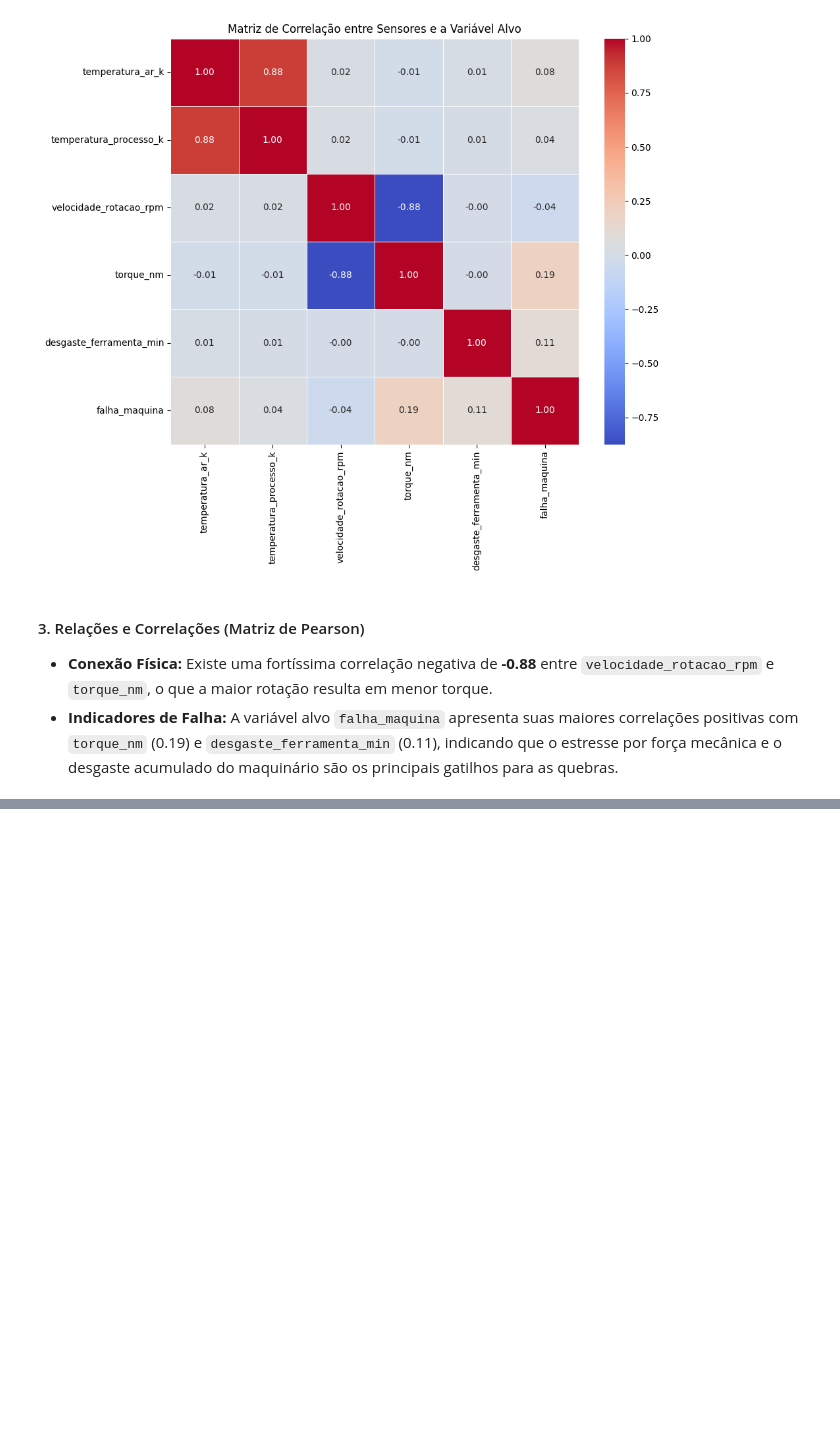
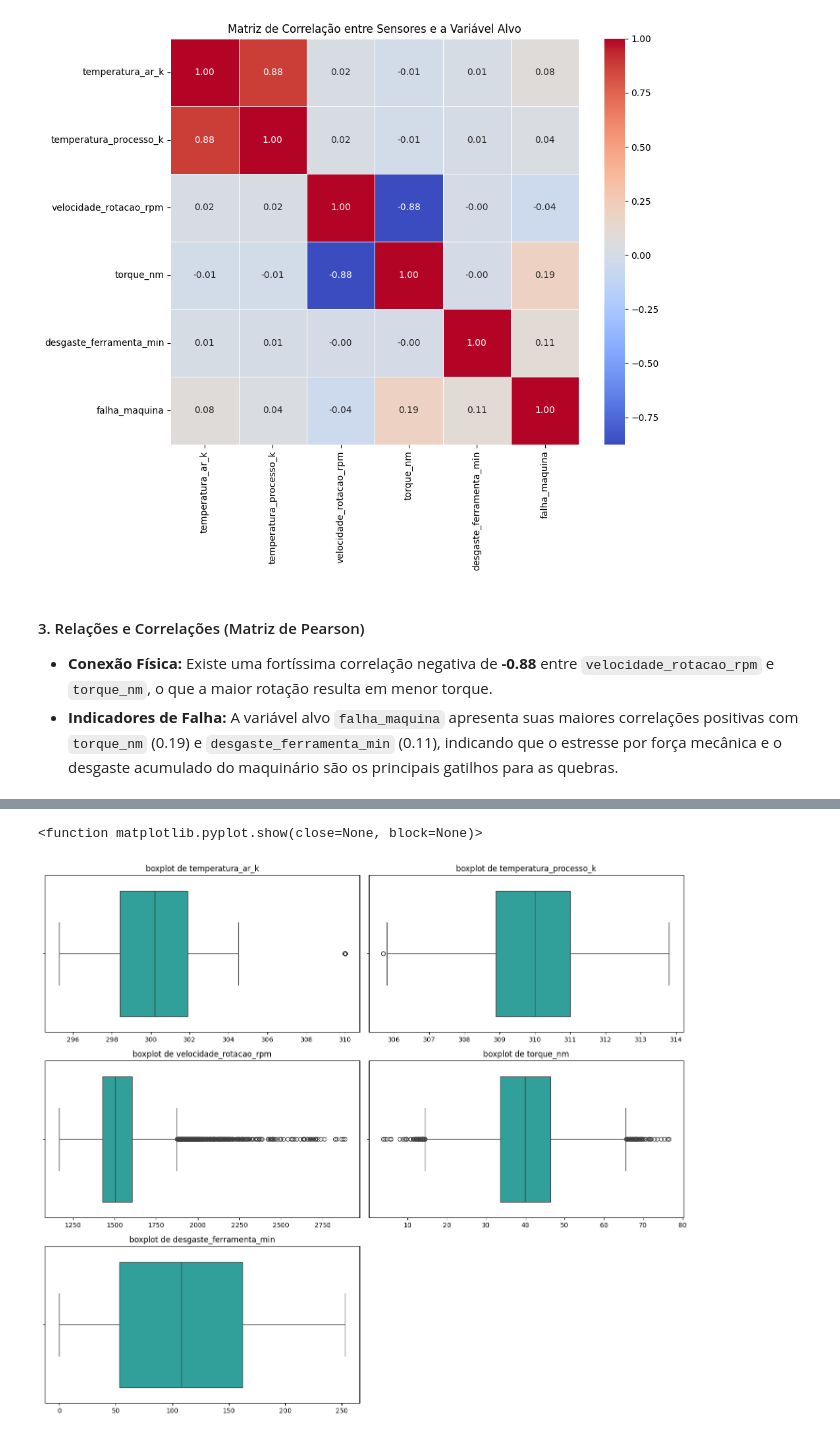
Before and after one commit to susejgo89/projetofinal_M1, a Jupyter notebook: pipeline_preditivo.ipynb, the cells around one changed output, grey strips where cells are left out. Cells and saved outputs as stored; diff of their text form; code cells hidden in the pictures; blank space fills up the shorter version.

Commit message:
feat: trata 500 valores nulos e analisa outliers com boxplots

```diff
--- a/pipeline_preditivo.ipynb
+++ b/pipeline_preditivo.ipynb
@@ -153,0 +156,3 @@ plt.show()
+# %%
+# Copia de segurança do DataFrame original
+df_prep = df.copy()
@@ -153,0 +197,17 @@ plt.show()
+# %%
+# imputação pela "media" para variaveis com curva simetrica
+df_prep['temperatura_ar_k'] = df_prep['temperatura_ar_k'].fillna(df_prep['temperatura_processo_k'].mean())
+df_prep['temperatura_processo_k'] = df_prep['temperatura_processo_k'].fillna(df_prep['temperatura_processo_k'].mean())
+df_prep['torque_nm'] = df_prep['torque_nm'].fillna(df_prep['torque_nm'].mean())
+
+# imputação pela "mediana" para variaveis assimetricas
+df_prep['velocidade_rotacao_rpm'] = df_prep['velocidade_rotacao_rpm'].fillna(df_prep['velocidade_rotacao_rpm'].median())
+
+# verificando valores nulos depois da imputação
+
+valores_nulos_depois = df_prep.isnull().sum()
+print("="*50)
+print("Quantidade de valores nulos após o tratamento:")
+print("="*50)
+print(valores_nulos_depois)
+print("="*50)
@@ -153,0 +234,25 @@ plt.show()
+# %%
+# configurando espaço para os 5 boxsplot dos sensores, copiando a estrutura dos
+#  histogramas dos sensores antes dos tratamentos dos dados
+fig, axes = plt.subplots(3, 2, figsize=(14, 12))
+
+# Lista das variaveis dos 5 sensores
+sensores = ['temperatura_ar_k', 'temperatura_processo_k', 'velocidade_rotacao_rpm', 'torque_nm', 'desgaste_ferramenta_min']
+
+# criamos um laço for para gerar um boxplot
+for i, sensor in enumerate(sensores):
+    row = i // 2
+    col = i % 2
+
+    #sns.histplot(data=df, x=sensor, kde=True, ax=axes[row,col], color='royalblue')
+    sns.boxplot(data=df_prep, x=sensor, ax=axes[row, col], color='lightseagreen')
+    axes[row, col].set_title(f'boxplot de {sensor}')
+    axes[row, col].set_xlabel('')
+
+fig.delaxes(axes[2, 1])
+
+plt.tight_layout()
+plt.show
+# %% [output]
+<function matplotlib.pyplot.show(close=None, block=None)>
+[figure, added]
```
Also changed, not shown: parts of 7 cells of this notebook.
